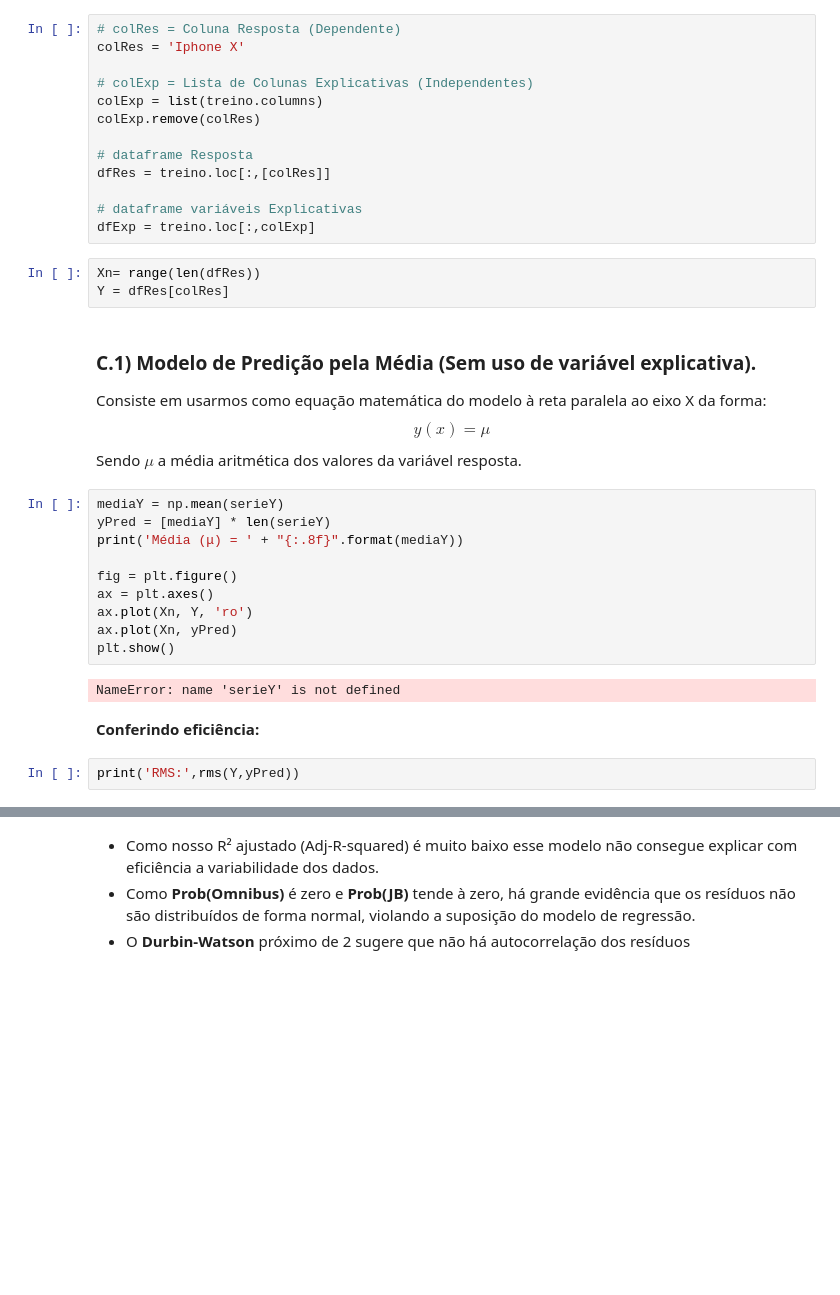
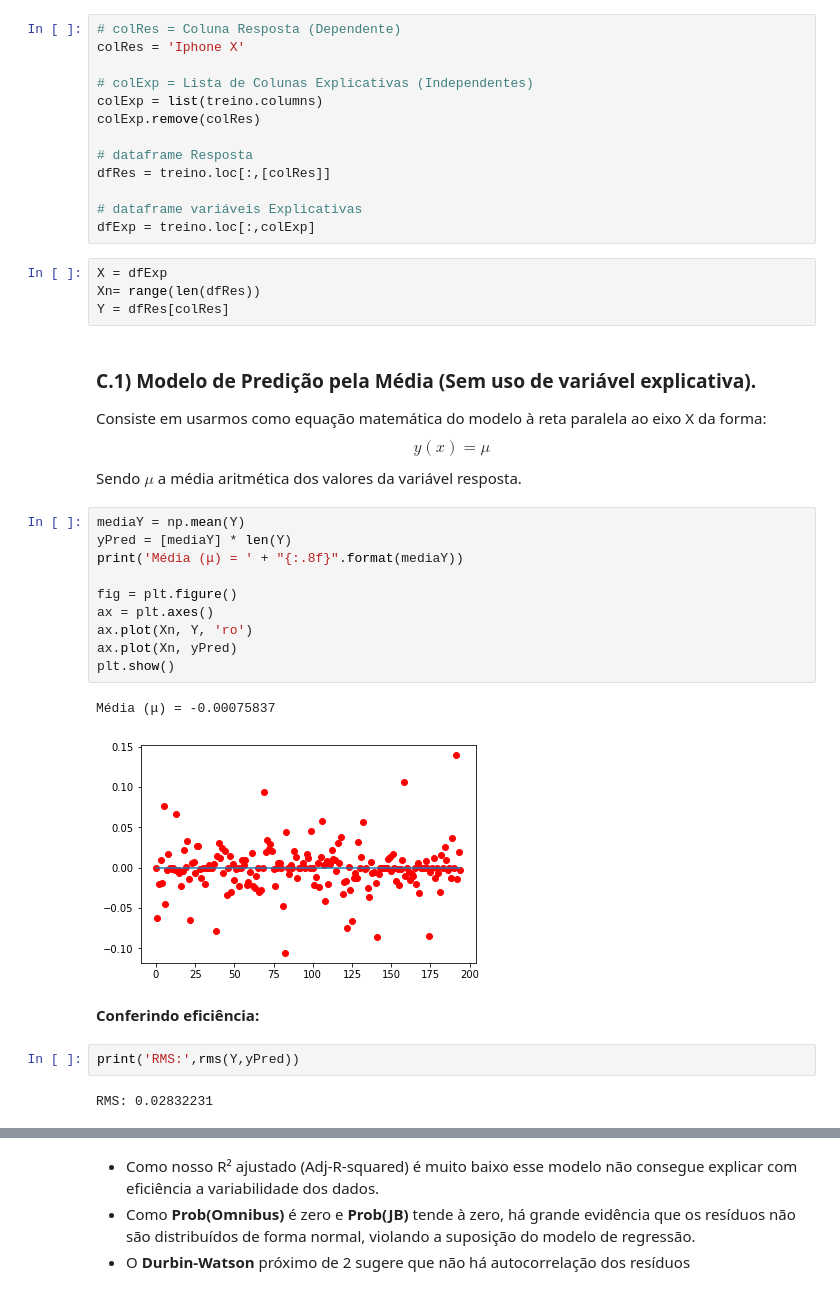
Before and after one commit to gabrielmf1/DP-P3, a Jupyter notebook: Projeto3.ipynb, the cells around one changed output, grey strips where cells are left out. Drawn from its saved outputs; the diff is of its cells as text; blank space fills up the shorter version.

```diff
--- a/Projeto3.ipynb
+++ b/Projeto3.ipynb
@@ -357,25 +342,30 @@ dfRes = treino.loc[:,[colRes]]
 # dataframe variáveis Explicativas
 dfExp = treino.loc[:,colExp]
 # %%
+X = dfExp
 Xn= range(len(dfRes))
 Y = dfRes[colRes]
 # %% [markdown]
+<a id='itemC1'></a>
 ### C.1) Modelo de Predição pela Média (Sem uso de variável explicativa).
 Consiste em usarmos como equação matemática do modelo à reta paralela ao eixo X da forma: $$y(x) = \mu$$ Sendo $\mu$ a média aritmética dos valores da variável resposta.
 # %%
-mediaY = np.mean(serieY)
-yPred = [mediaY] * len(serieY)
+mediaY = np.mean(Y)
+yPred = [mediaY] * len(Y)
 print('Média (μ) = ' + "{:.8f}".format(mediaY))
 
 fig = plt.figure()
 ax = plt.axes()
 ax.plot(Xn, Y, 'ro')
 ax.plot(Xn, yPred)
 plt.show()
 # %% [output]
-NameError: name 'serieY' is not defined
+Média (μ) = -0.00075837
+[figure, added]
 # %% [markdown]
 __Conferindo eficiência:__
 # %%
 print('RMS:',rms(Y,yPred))
+# %% [output]
+RMS: 0.02832231
 # %% [markdown]
```
Also changed, not shown: parts of 17 cells of this notebook.
